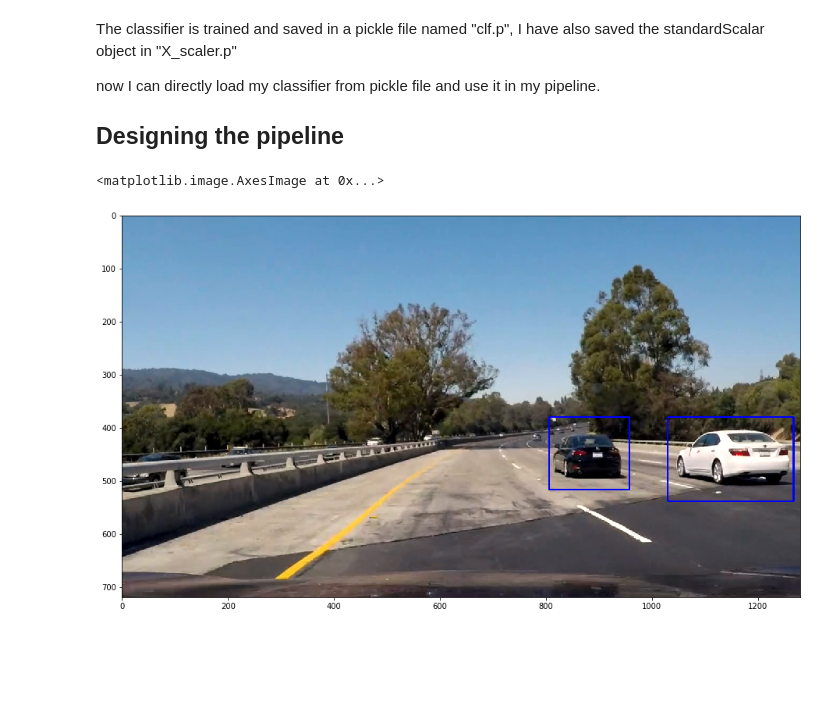
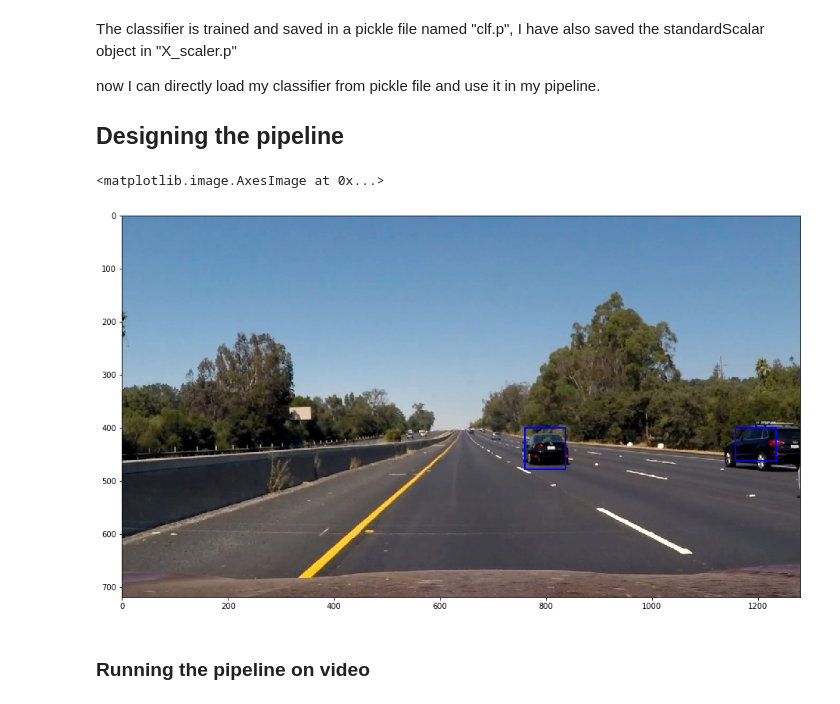
Before and after one commit to nikhil-sinnarkar/CarND-Vehicle-Detection-master, a Jupyter notebook: Notebook.ipynb, the cells around one changed output. Saved outputs shown, nothing was run; the diff lists cells and outputs as text; code cells hidden in the pictures; blank space fills up the shorter version.

```diff
--- a/Notebook.ipynb
+++ b/Notebook.ipynb
@@ -121,12 +121,12 @@ notcars = glob.glob('./data/non-vehicles/*/*.png')
 
 # Hyper parameters that needs tuning
 spatial = 8
-histbin = 18
+histbin = 12
 orient = 5
 pix_per_cell = 8
 cell_per_block = 2
-hog_channel = 2
-cspace = 'HSV'
+hog_channel = 0
+cspace = 'YCrCb'
 
 hyper_params = {}
 hyper_params["spatial"] = spatial
@@ -283,6 +281,7 @@ def get_features(image, cspace=cspace, spatial_size=(spatial, spatial),
     return features
 # %%
 class VideoProcessor():
+#     ctr = 0
     def __init__(self):
         self.frame = None
         self.heatmap_avg = None
@@ -353,6 +352,9 @@ class VideoProcessor():
         heatmap = np.zeros_like(self.frame[:,:,0]).astype(np.float)
         for window in windows_detected:
             heatmap[window[0][1]:window[1][1], window[0][0]:window[1][0]] += 1
+#             VideoProcessor.ctr += 1
+#             name = str(VideoProcessor.ctr)+".png"
+#             plt.imsave(name,self.frame[window[0][1]:window[1][1], window[0][0]:window[1][0]])
 
         self.heatmap_previous.append(heatmap)
         return heatmap
@@ -364,7 +366,7 @@ class VideoProcessor():
         return heatmap
 
     def avg_heatmap(self, heatmap):
-        self.heatmap_previous = self.heatmap_previous[-5:]
+        self.heatmap_previous = self.heatmap_previous[-10:]
         self.heatmap_avg = sum(self.heatmap_previous)/len(self.heatmap_previous)
         return self.heatmap_avg
 
@@ -381,8 +383,9 @@ class VideoProcessor():
             x_len = np.max(nonzerox) - np.min(nonzerox)
             y_len = np.max(nonzeroy) - np.min(nonzeroy)
 
-            if x_len > 40 and y_len > 40 and x_len > y_len:
+            if x_len > 30 and y_len > 40:# and x_len > y_len:
                 bbox = ((np.min(nonzerox), np.min(nonzeroy)), (np.max(nonzerox), np.max(nonzeroy)))
+
                 # Draw the box on the image
                 cv2.rectangle(self.frame, bbox[0], bbox[1], (0,0,255), 2)
 
@@ -390,35 +393,44 @@ class VideoProcessor():
         self.frame = frame
         # this function returns the xy coordinates of all the windows
         windows_big = self.slide_window(x_start_stop=[550, None], y_start_stop=[350, 700],
-                                        xy_window=(96, 96), xy_overlap=(0.75, 0.75))
+                                        xy_window=(96, 96), xy_overlap=(0.8, 0.75))
         windows_med = self.slide_window(x_start_stop=[550, None], y_start_stop=[400, 600],
                                         xy_window=(64, 64), xy_overlap=(0.75, 0.75))
-        windows_small = self.slide_window(x_start_stop=[550, 1280], y_start_stop=[400, 500],
-                                        xy_window=(32, 32), xy_overlap=(0.5, 0.5))
-        windows_spec = self.slide_window(x_start_stop=[660, 1280], y_start_stop=[380, 660],
+        windows_small = self.slide_window(x_start_stop=[760, 1180], y_start_stop=[400, 500],
+                                        xy_window=(56, 56), xy_overlap=(0.75, 0.75))
+        windows_spec = self.slide_window(x_start_stop=[660, 1280], y_start_stop=[420, 660],
                                         xy_window=(128, 128), xy_overlap=(0.75, 0.75))
-        windows_all = windows_med + windows_small + windows_big + windows_spec
+        windows_all = windows_med + windows_big + windows_spec + windows_small
 
         # this function returns the xy coordinates of windows in which vehicle is detected
         windows_detected = self.run_classifier(windows_all)
 #         self.frame = self.draw_boxes(windows_detected, color=(0, 255, 0), thick=2)
         # this function returns the heatmap for the detected vehicle locations
         heatmap = self.generate_heatmap(windows_detected)
-        heatmap = self.apply_threshold(heatmap, threshold=1)
         heatmap_avg = self.avg_heatmap(heatmap)
+        heatmap_avg = self.apply_threshold(heatmap_avg, threshold=7)
+
         # this function draws boxes around the detected vehicle
-        self.label_heatmap(heatmap)
+        self.label_heatmap(heatmap_avg)
+#         f, (ax1, ax2) = plt.subplots(1, 2, figsize=(16,9))
+#         ax1.imshow(heatmap, cmap='hot')
+#         ax1.set_title('Heatmap before applying threshold')
+#         ax2.imshow(heatmap_avg, cmap='hot')
+#         ax2.set_title('Heatmap after applying threshold')
+#         stiched = np.hstack((self.frame, np.dstack((heatmap_avg,heatmap_avg,heatmap_avg)))).astype(np.uint8)
         return self.frame
 # %%
-img = mpimg.imread('./test_images/snap1.jpg')
+img = mpimg.imread('./test_images/snap11.jpg')
 video_processor = VideoProcessor()
 img = video_processor.pipeline(img)
 f, ax1 = plt.subplots(1, 1, figsize=(16,9))
 ax1.imshow(img)
 # ax2.imshow(heatmap, cmap='hot')
 # %% [output]
 <matplotlib.image.AxesImage at 0x...>
-[figure, old version]
+[figure, new version]
+# %% [markdown]
+### Running the pipeline on video
 # %%
 # Import everything needed to edit/save/watch video clips
 from moviepy.editor import VideoFileClip
```
Also changed, not shown: parts of 2 cells of this notebook.
